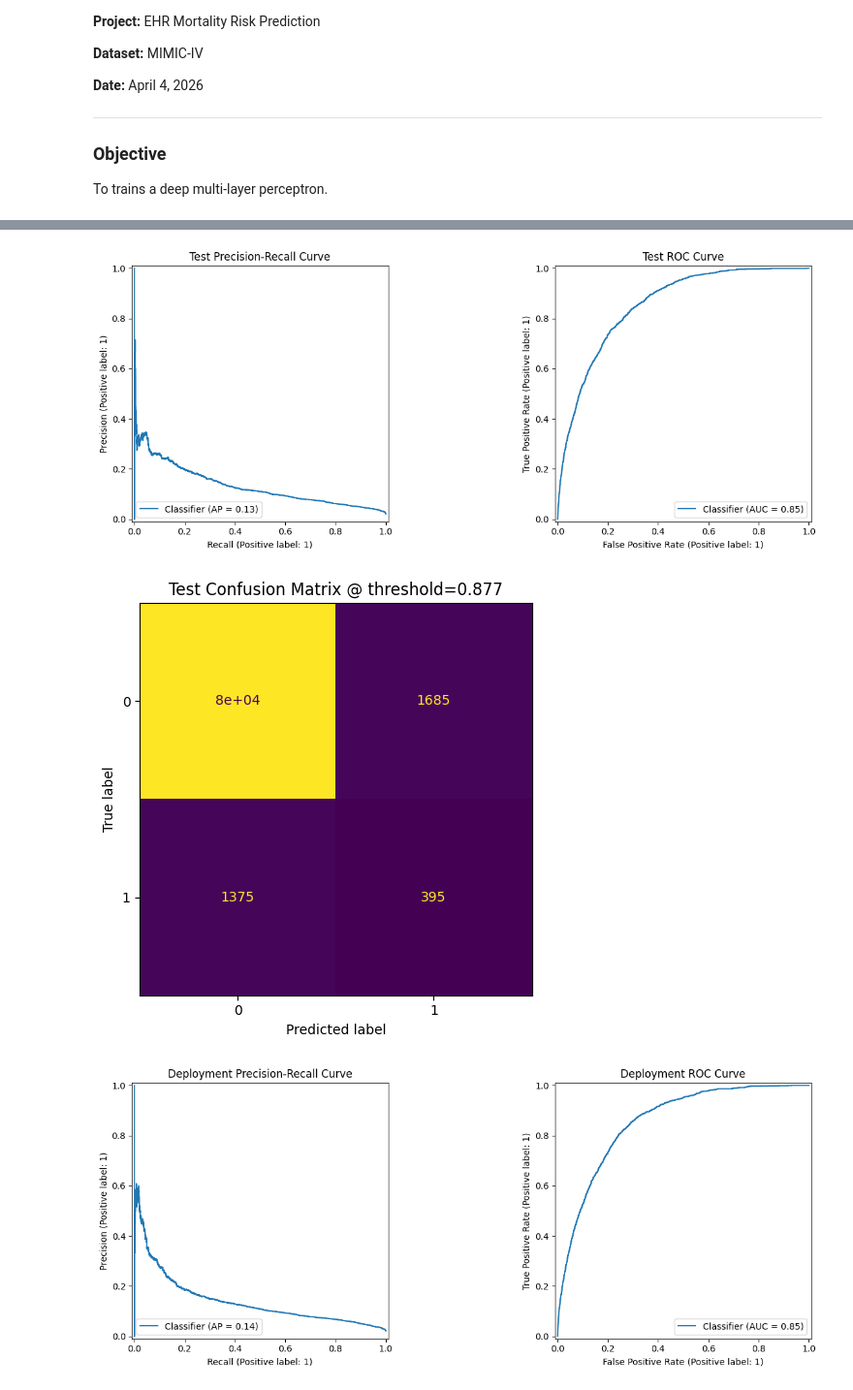
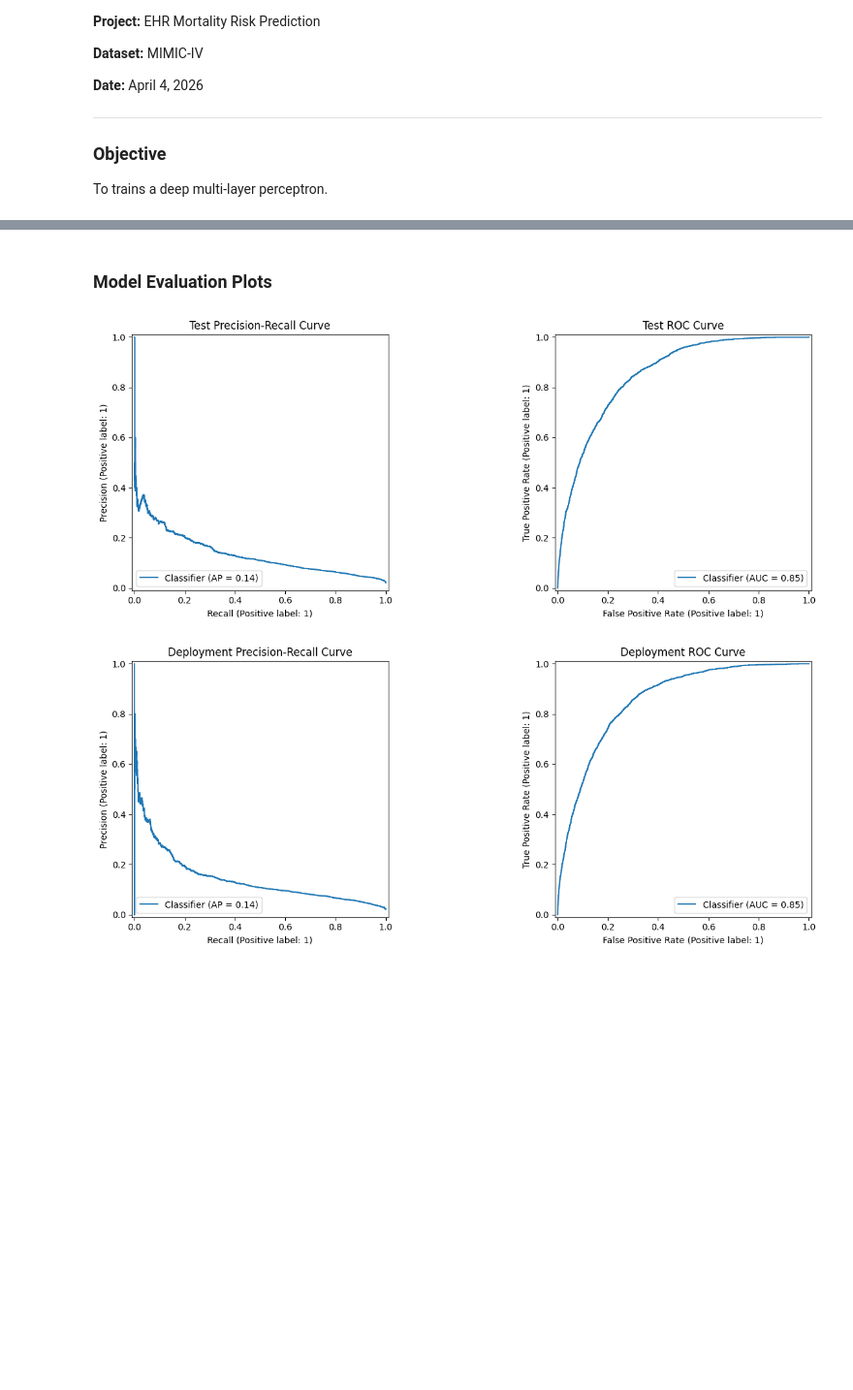
Before and after one commit to Sarra-Chouk/ehr-mortality-prediction, a Jupyter notebook: notebooks/mlp.ipynb, the cells around one changed output, grey strips where cells are left out. Shown at 97% size. Saved outputs shown, nothing was run; the diff lists cells and outputs as text; code cells hidden in the pictures; blank space fills up the shorter version.

```diff
--- a/notebooks/mlp.ipynb
+++ b/notebooks/mlp.ipynb
@@ -406,0 +191,14 @@ Name: shape, dtype: object
+# %%
+for split_name, X_split in {
+    "train": X_train,
+    "validation": X_validation,
+    "test": X_test,
+    "deployment": X_deployment,
+}.items():
+    if X_split.isna().sum().sum() > 0:
+        raise ValueError(f"NaNs found in {split_name} features. Imputed split expected to be complete.")
+
+feature_cols = X_train.columns.tolist()
+
+print(f"Using {len(feature_cols)} model-ready features.")
+print("All splits are fully numeric and already imputed.")
@@ -406,0 +210,20 @@ Name: shape, dtype: object
+# %%
+scaler = StandardScaler()
+
+X = {}
+y = {}
+
+X["train"] = scaler.fit_transform(X_train).astype("float32")
+y["train"] = y_train.to_numpy(dtype="int8")
+
+X["validation"] = scaler.transform(X_validation).astype("float32")
+y["validation"] = y_validation.to_numpy(dtype="int8")
+
+X["test"] = scaler.transform(X_test).astype("float32")
+y["test"] = y_test.to_numpy(dtype="int8")
+
+X["deployment"] = scaler.transform(X_deployment).astype("float32")
+y["deployment"] = y_deployment.to_numpy(dtype="int8")
+
+shape_summary = pd.Series({split_name: values.shape for split_name, values in X.items()}, name="shape")
+display(shape_summary)
@@ -514,8 +483,12 @@ Best validation threshold by F1: 0.8767
+# %% [markdown]
+### **Model Evaluation Plots**
 # %%
 for split_name in ["test", "deployment"]:
-    plot_split_curves(y[split_name], probabilities[split_name], split_name.title())
-    plot_confusion(y[split_name], probabilities[split_name], best_threshold, split_name.title())
+    plot_split_curves(
+        y_true=y[split_name],
+        y_proba=probabilities[split_name],
+        split_name=split_name.capitalize(),
+    )
 # %% [output]
-[figure, old version]
+[figure, new version]
-[figure, old version]
+[figure, new version]
-[figure, removed]
```
Also changed, not shown: parts of 29 cells of this notebook, 23 other files.
